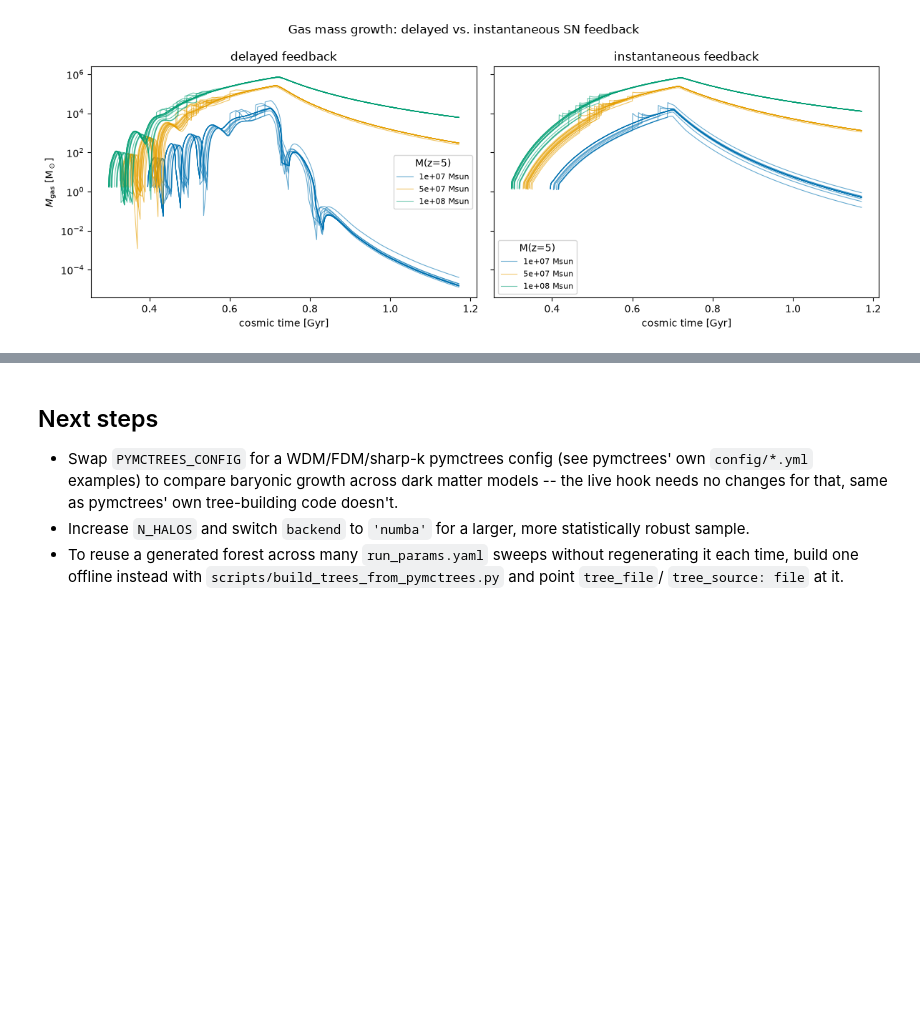
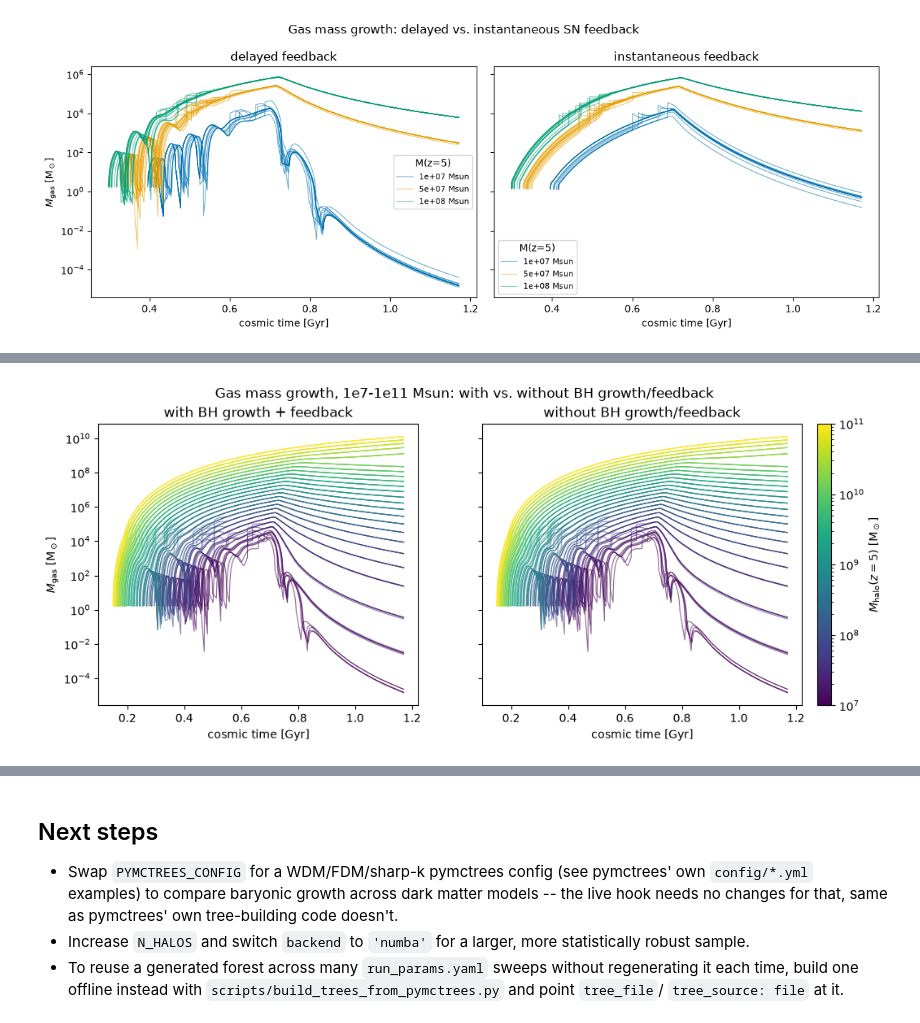
Before and after one commit to doctorcbpower/Ashvini, a Jupyter notebook: notebooks/pymctrees_ashvini_demo.ipynb, the cells around one changed output, grey strips where cells are left out. Drawn from its saved outputs; the diff is of its cells as text; code cells hidden in the pictures; blank space fills up the shorter version.

```diff
--- a/notebooks/pymctrees_ashvini_demo.ipynb
+++ b/notebooks/pymctrees_ashvini_demo.ipynb
@@ -159,0 +259,24 @@ plt.show()
+# %%
+fig, axes = plt.subplots(1, 2, figsize=(12, 4.5), sharey=True, sharex=True)
+for ax, bh_setting in zip(axes, ["bh_on", "bh_off"]):
+    for mass_bin in WIDE_MASS_POINTS:
+        result = wide_results[(mass_bin, bh_setting)]
+        t, gas = result["cosmic_time"], result["gas_mass"]
+        c = cmap(norm(mass_bin))
+        for i in range(gas.shape[0]):
+            row = gas[i]
+            nz = np.where(row > 0)[0]
+            if len(nz) == 0:
+                continue
+            ax.plot(t[nz], row[nz], color=c, lw=0.8, alpha=0.6)
+    ax.set_yscale("log")
+    ax.set_xlabel("cosmic time [Gyr]")
+    ax.set_title({"bh_on": "with BH growth + feedback", "bh_off": "without BH growth/feedback"}[bh_setting])
+axes[0].set_ylabel(r"$M_{\rm gas}$ [M$_\odot$]")
+sm = cm.ScalarMappable(norm=norm, cmap=cmap)
+fig.colorbar(sm, ax=axes, label=r"$M_{\rm halo}(z=5)$ [M$_\odot$]", fraction=0.05, pad=0.02)
+fig.suptitle("Gas mass growth, 1e7-1e11 Msun: with vs. without BH growth/feedback")
+plt.savefig("gas_mass_bh_on_vs_off.png", dpi=130, bbox_inches="tight")
+plt.show()
+# %% [output]
+[figure, added]
```
Also changed, not shown: parts of 12 cells of this notebook, 1 other file.
